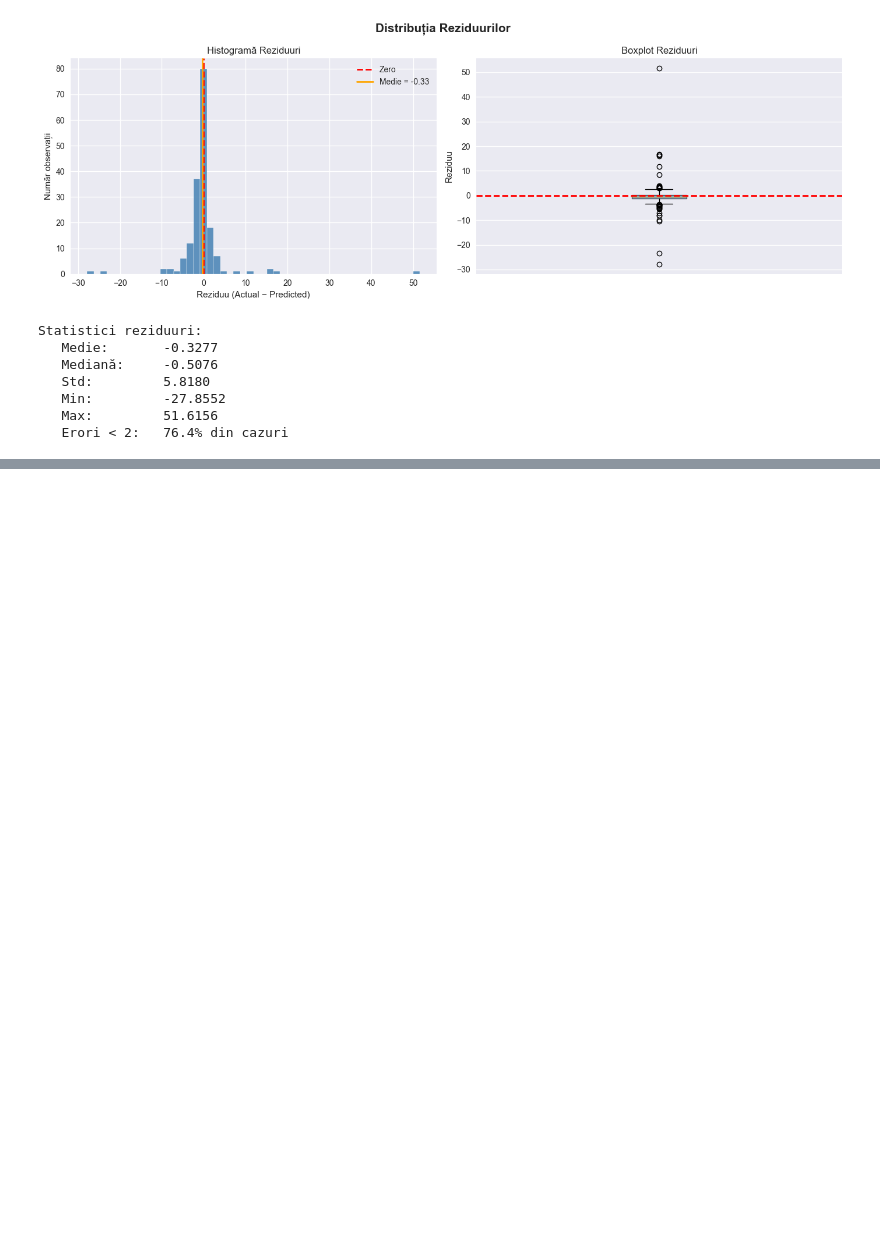
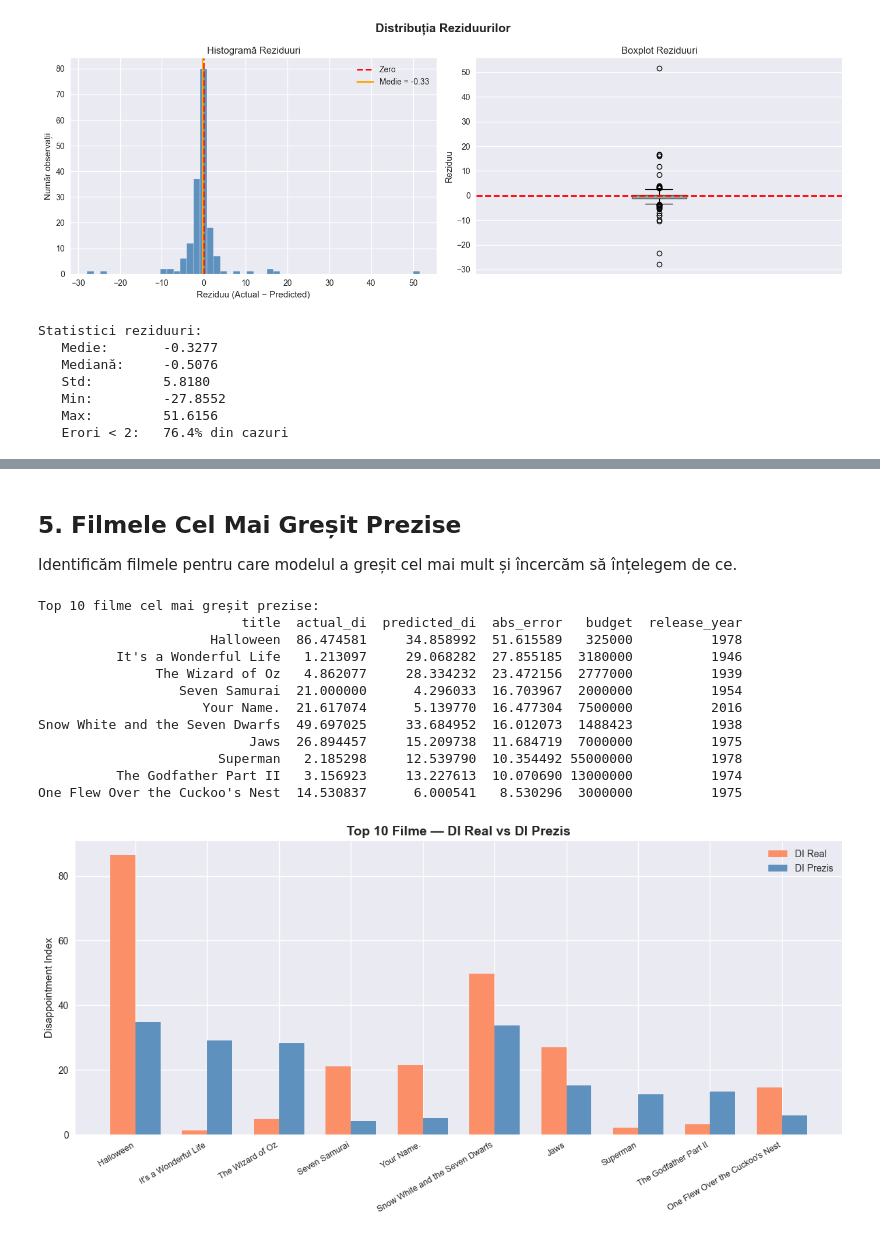
Before and after one commit to ccrinasandulescu/Anatomy-of-a-flop, a Jupyter notebook: notebooks/05_error_analysis.ipynb, the cells around one changed output, grey strips where cells are left out. Cells and saved outputs as stored; diff of their text form; code cells hidden in the pictures; blank space fills up the shorter version.

```diff
--- a/notebooks/05_error_analysis.ipynb
+++ b/notebooks/05_error_analysis.ipynb
@@ -93,0 +287,47 @@ Statistici reziduuri:
+# %% [markdown]
+## 5. Filmele Cel Mai Greșit Prezise
+
+Identificăm filmele pentru care modelul a greșit cel mai mult
+și încercăm să înțelegem de ce.
+# %%
+df_test['title'] = df.loc[X_test.index, 'title'].values
+df_test['actual_di'] = y_test.values
+df_test['predicted_di'] = y_pred
+
+top_errors = df_test.nlargest(10, 'abs_error')[
+    ['title', 'actual_di', 'predicted_di', 'abs_error', 'budget', 'release_year']
+].reset_index(drop=True)
+
+print("Top 10 filme cel mai greșit prezise:")
+print(top_errors.to_string(index=False))
+
+plt.figure(figsize=(12, 6))
+x = range(len(top_errors))
+width = 0.35
+
+plt.bar([i - width/2 for i in x], top_errors['actual_di'],
+        width, label='DI Real', color='coral', alpha=0.85)
+plt.bar([i + width/2 for i in x], top_errors['predicted_di'],
+        width, label='DI Prezis', color='steelblue', alpha=0.85)
+
+plt.xticks(x, top_errors['title'], rotation=30, ha='right', fontsize=9)
+plt.ylabel('Disappointment Index')
+plt.title('Top 10 Filme — DI Real vs DI Prezis', fontsize=14, fontweight='bold')
+plt.legend()
+plt.tight_layout()
+plt.savefig('../data/top_errors.png', dpi=150, bbox_inches='tight')
+plt.show()
+# %% [output]
+Top 10 filme cel mai greșit prezise:
+                          title  actual_di  predicted_di  abs_error   budget  release_year
+                      Halloween  86.474581     34.858992  51.615589   325000          1978
+          It's a Wonderful Life   1.213097     29.068282  27.855185  3180000          1946
+               The Wizard of Oz   4.862077     28.334232  23.472156  2777000          1939
+                  Seven Samurai  21.000000      4.296033  16.703967  2000000          1954
+                     Your Name.  21.617074      5.139770  16.477304  7500000          2016
+Snow White and the Seven Dwarfs  49.697025     33.684952  16.012073  1488423          1938
+                           Jaws  26.894457     15.209738  11.684719  7000000          1975
+                       Superman   2.185298     12.539790  10.354492 55000000          1978
+          The Godfather Part II   3.156923     13.227613  10.070690 13000000          1974
+One Flew Over the Cuckoo's Nest  14.530837      6.000541   8.530296  3000000          1975
+[figure, added]
```
Also changed, not shown: parts of 16 cells of this notebook.
